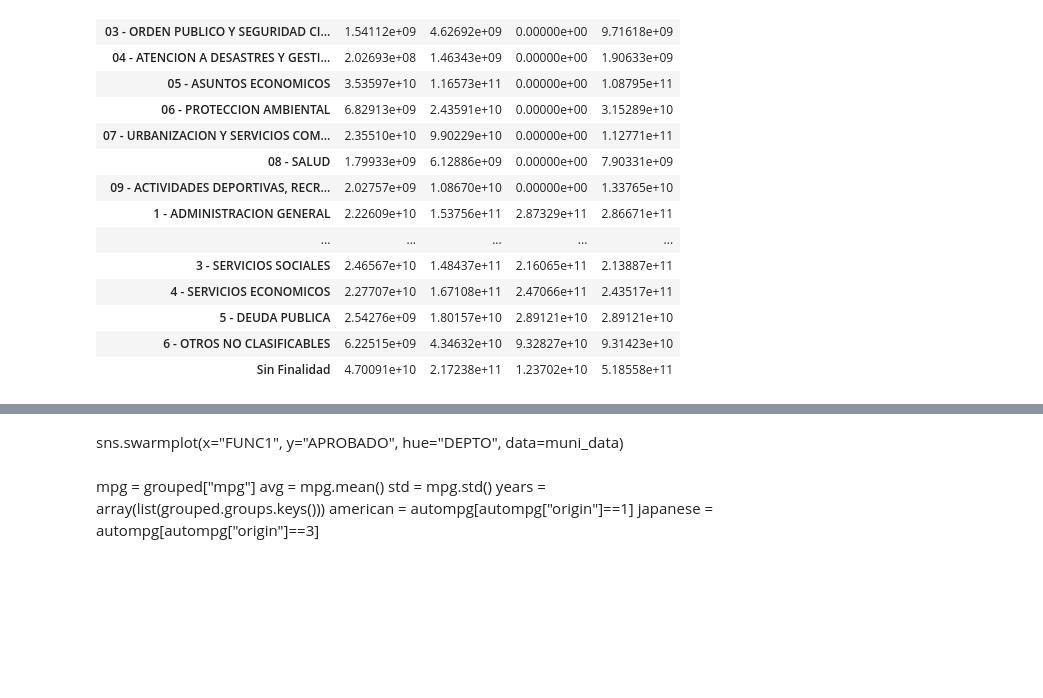
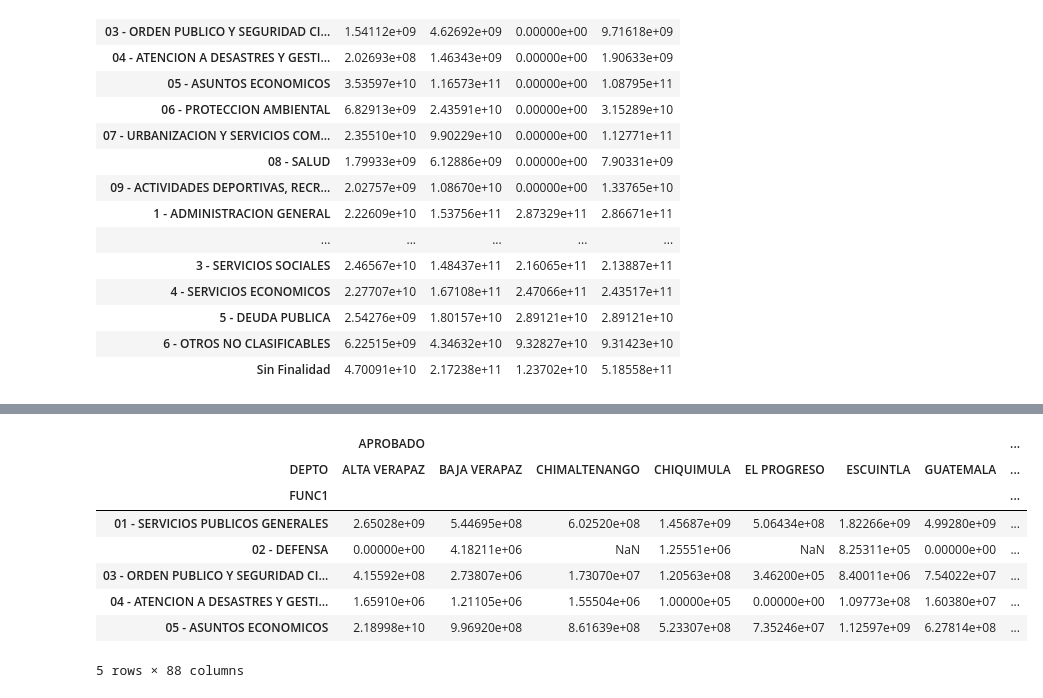
Before and after one commit to tian2992/notebooks_dateros, a Jupyter notebook: Analisis Muni.ipynb, the cells around one changed output, grey strips where cells are left out. Drawn from its saved outputs; the diff is of its cells as text; code cells hidden in the pictures; blank space fills up the shorter version.

```diff
--- a/Analisis Muni.ipynb
+++ b/Analisis Muni.ipynb
@@ -491,5 +474,6 @@ year_dep_group.head()
 # %%
 func_p = mi_muni_d.groupby(["FUNC1"]).sum()
+func_dep = mi_muni_d.groupby(["FUNC1","DEPTO"]).sum()
 func_p
 # %% [output]
 |  | APROBADO | RETRASADO | EJECUTADO | PAGADO |
@@ -543,6 +502,14 @@ p = figure()
+# %%
+func_dep_flat = func_dep.unstack()
 # %%
-muni_data.head()
+func_dep_flat.head()
+# %% [output]
+|  | APROBADO |  |  |  |  |  |  | ... |
+| DEPTO | ALTA VERAPAZ | BAJA VERAPAZ | CHIMALTENANGO | CHIQUIMULA | EL PROGRESO | ESCUINTLA | GUATEMALA | ... |
+| FUNC1 |  |  |  |  |  |  |  | ... |
+| 01 - SERVICIOS PUBLICOS GENERALES | 2.65028e+09 | 5.44695e+08 | 6.02520e+08 | 1.45687e+09 | 5.06434e+08 | 1.82266e+09 | 4.99280e+09 | ... |
+| 02 - DEFENSA | 0.00000e+00 | 4.18211e+06 | NaN | 1.25551e+06 | NaN | 8.25311e+05 | 0.00000e+00 | ... |
+| 03 - ORDEN PUBLICO Y SEGURIDAD CI... | 4.15592e+08 | 2.73807e+06 | 1.73070e+07 | 1.20563e+08 | 3.46200e+05 | 8.40011e+06 | 7.54022e+07 | ... |
+| 04 - ATENCION A DESASTRES Y GESTI... | 1.65910e+06 | 1.21105e+06 | 1.55504e+06 | 1.00000e+05 | 0.00000e+00 | 1.09773e+08 | 1.60380e+07 | ... |
+| 05 - ASUNTOS ECONOMICOS | 2.18998e+10 | 9.96920e+08 | 8.61639e+08 | 5.23307e+08 | 7.35246e+07 | 1.12597e+09 | 6.27814e+08 | ... |
+5 rows × 88 columns
-# %% [markdown]
-sns.swarmplot(x="FUNC1", y="APROBADO",
-              hue="DEPTO",
-              data=muni_data)
@@ -557,7 +515,0 @@ grouped_year = mi_muni_d.groupby("AÑO").sum()
-# %% [markdown]
-mpg = grouped["mpg"]
-avg = mpg.mean()
-std = mpg.std()
-years = array(list(grouped.groups.keys()))
-american = autompg[autompg["origin"]==1]
-japanese = autompg[autompg["origin"]==3]
```
Also changed, not shown: parts of 23 cells of this notebook.
